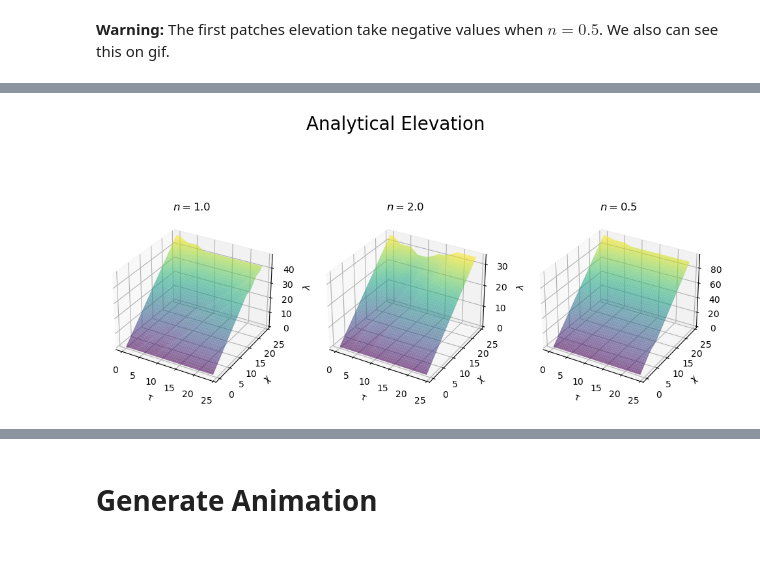
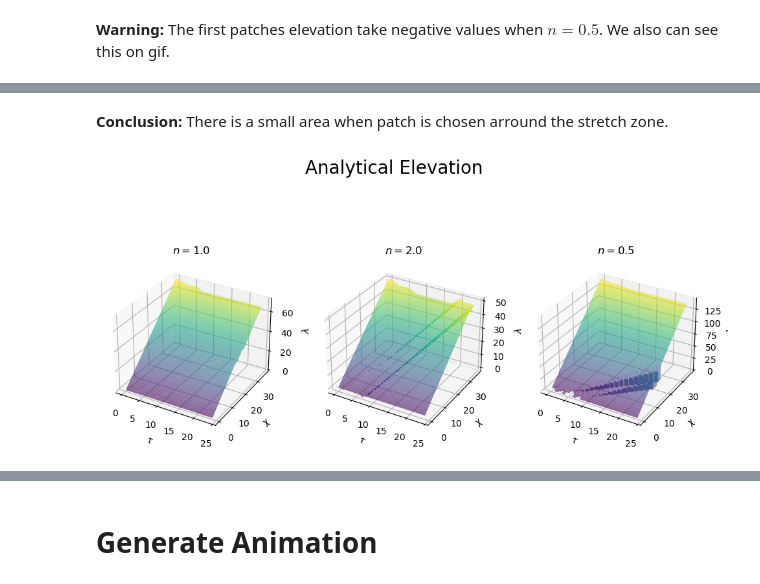
Before and after one commit to zimfv/river-profiles, a Jupyter notebook: notebooks/Slope Patches.ipynb, the cells around one changed output, grey strips where cells are left out. Saved outputs shown, nothing was run; the diff lists cells and outputs as text; code cells hidden in the pictures; blank space fills up the shorter version.

```diff
--- a/notebooks/Slope Patches.ipynb
+++ b/notebooks/Slope Patches.ipynb
@@ -1326,7 +1113,7 @@ patch_starts = [0.0, 1.0, 3.0, 6.0, 8.0]
 uplift_rates = [2.0, 0.5, 2.0, 0.5, 2.0]
 
 
-ns = [1, 2, 0.5]
+ns = np.array([1, 2, 0.5])
 slps = [SlopePatches(patch_starts, uplift_rates, n=n) for n in ns]
 
 colors = [cm.turbo(i/(len(patch_starts) - 1)) for i in range(len(patch_starts))]
@@ -1559,0 +1389,33 @@ chi1.shape = (5, 4, 121)
+# %%
+patch_zone_index = [slp.get_elevation_index(tau_space, chi_space) for slp in slps]
+
+xticks = np.arange(0, nchi, nchi//5)
+xlabels = np.round(xticks*dchi, 2)
+
+yticks = np.arange(0, ntau, ntau//5)
+ylabels = np.round(yticks*dtau, 2)
+
+fig, axs = plt.subplots(len(ns))
+
+fig.suptitle('Patch and Stretch Zones Distribution', fontsize=20)
+fig.set_figheight(12)
+fig.set_figwidth(8)
+
+for i in range(len(patch_zone_index)):
+    index = patch_zone_index[i]
+    im = axs[i].imshow(index, cmap=cm.turbo, origin='lower',
+                       vmin=index.min() - 0.5,
+                       vmax=index.max() + 0.5)
+    ticks = np.arange(2*len(uplift_rates) - 1)
+    labels = np.concatenate([[f'Patch {j}' for j in range(len(uplift_rates))],
+                             [f'Stretch Zone {j}-{j+1}' for j in range(len(uplift_rates) - 1)]])
+    labels = labels[np.isin(ticks, np.unique(index))]
+    ticks = ticks[np.isin(ticks, np.unique(index))]
+    cbar = plt.colorbar(im, orientation='vertical', ticks=ticks, boundaries=np.append(ticks[0] - 0.5, ticks + 0.5))
+    cbar.ax.set_yticklabels(labels)
+
+    axs[i].set_xticks(xticks, xlabels)
+    axs[i].set_yticks(yticks, ylabels)
+    axs[i].set_xlabel(r'$\chi$')
+    axs[i].set_ylabel(r'$\tau$')
+plt.show(fig)
@@ -1560,9 +1424,11 @@ chi1.shape = (5, 4, 121)
+# %% [markdown]
+__Conclusion:__ There is a small area when patch is chosen arround the stretch zone.
 # %%
 dtau = 0.05
 dchi = 0.05
 
 ntau = 481
-nchi = 481
+nchi = 721
 
 tau = np.arange(ntau)*dtau
 chi = np.arange(nchi)*dchi
@@ -1571,22 +1437,25 @@ tau_space = np.ones([ntau, nchi])*tau.reshape([ntau, 1])
 chi_space = np.ones([ntau, nchi])*chi.reshape([1, nchi])
 # %%
 lams = [slp.get_elevation(tau_space, chi_space) for slp in slps]
+patch_zone_index = [slp.get_elevation_index(tau_space, chi_space) for slp in slps]
 
 fig, axs = plt.subplots(1, len(ns), subplot_kw={"projection": "3d"})
 
 fig.suptitle('Analytical Elevation', fontsize=20)
 fig.set_figheight(6)
 fig.set_figwidth(12)
 
 for i, n in enumerate(ns):
     axs[i].set_title(f'$n = {n:.1f}$')
-    axs[i].plot_surface(tau_space, chi_space, lams[i], alpha=0.6, cmap='viridis')
+    lam_plot = lams[i]
+    axs[i].plot_surface(tau_space, chi_space, lam_plot, cmap='viridis', alpha=0.6)
+
     axs[i].set_xlabel(r'$\tau$')
     axs[i].set_ylabel(r'$\chi$')
     axs[i].set_zlabel(r'$\lambda$')
 plt.show()
 # %% [output]
-[figure, old version]
+[figure, new version]
 # %%
 # generate approximations to demo
 from schemes import approx2nonlinear as scheme
```
Also changed, not shown: parts of 29 cells of this notebook, 8 other files.
